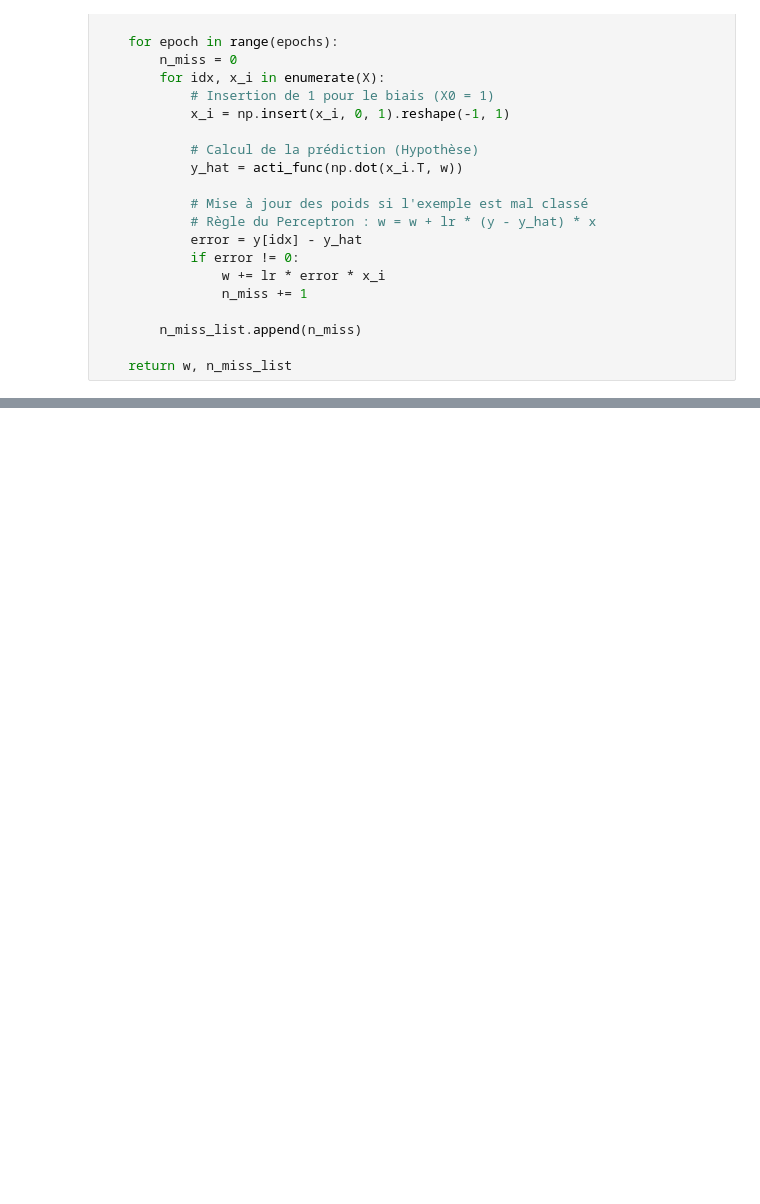
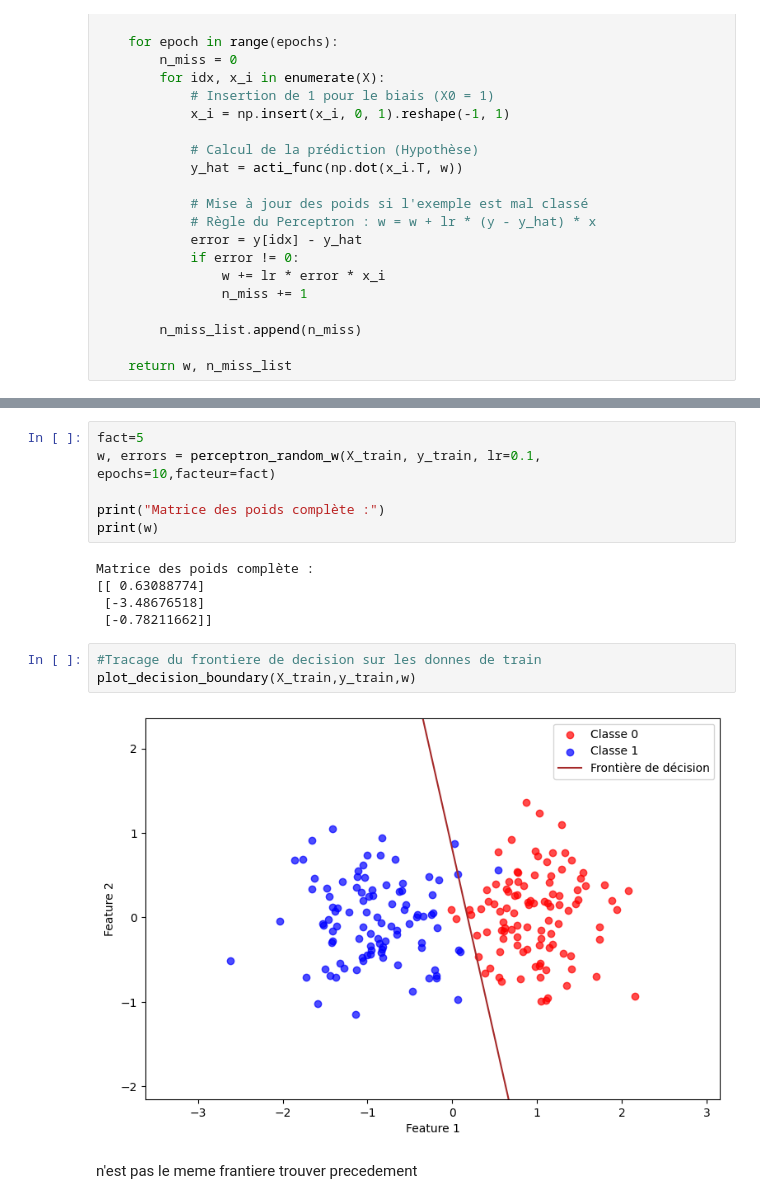
Before and after one commit to MuYing-11/Deep-Learning, a Jupyter notebook: Lab1/perceptron.ipynb, the cells around one changed output, grey strips where cells are left out. Drawn from its saved outputs; the diff is of its cells as text; blank space fills up the shorter version.

```diff
--- a/Lab1/perceptron.ipynb
+++ b/Lab1/perceptron.ipynb
@@ -95,0 +227,18 @@ plot_decision_boundary(X,y,w)
+# %%
+fact=5
+w, errors = perceptron_random_w(X_train, y_train, lr=0.1, epochs=10,facteur=fact)
+
+print("Matrice des poids complète :")
+print(w)
+# %% [output]
+Matrice des poids complète :
+[[ 0.63088774]
+ [-3.48676518]
+ [-0.78211662]]
+# %%
+#Tracage du frontiere de decision sur les donnes de train
+plot_decision_boundary(X_train,y_train,w)
+# %% [output]
+[figure, added]
+# %% [markdown]
+n'est pas le meme frantiere trouver precedement
```
Also changed, not shown: parts of 47 cells of this notebook.
